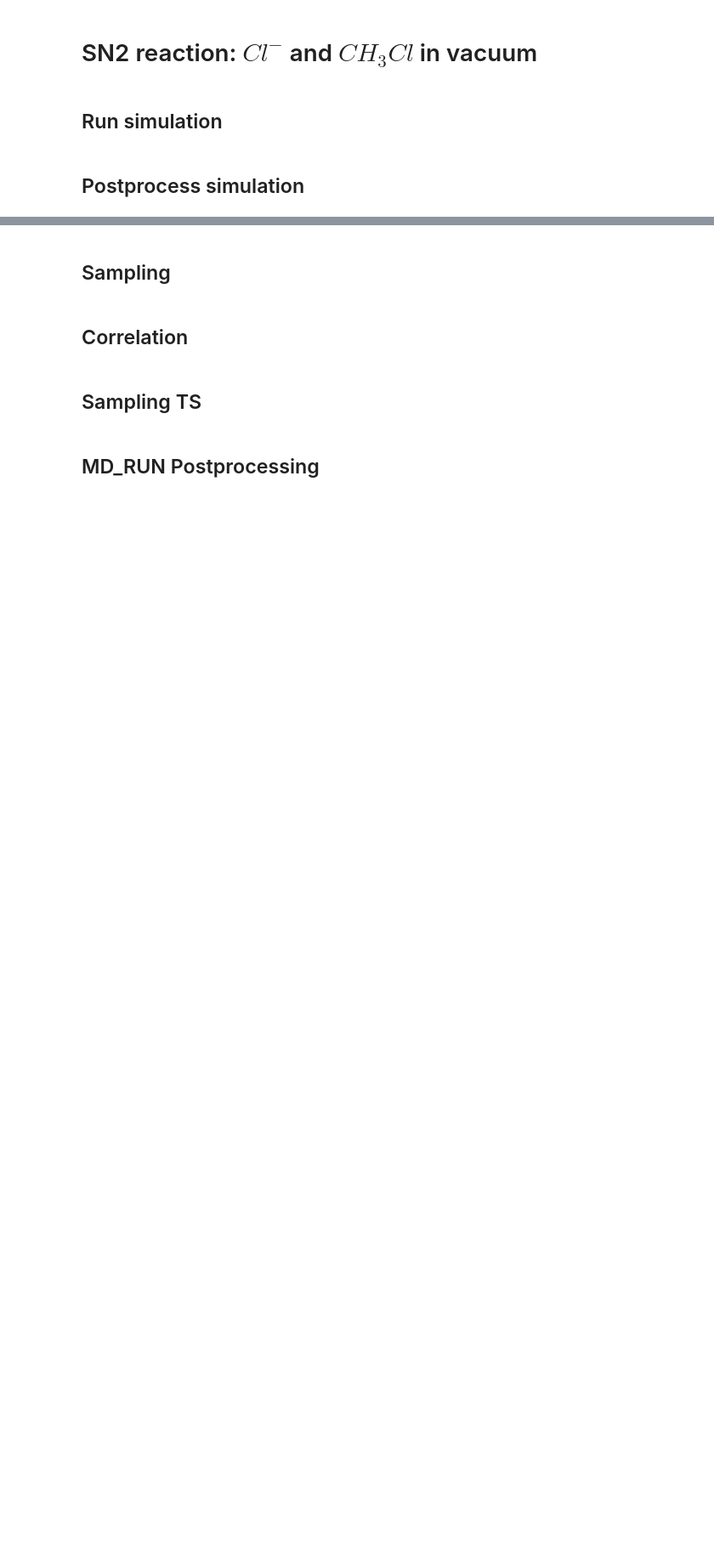
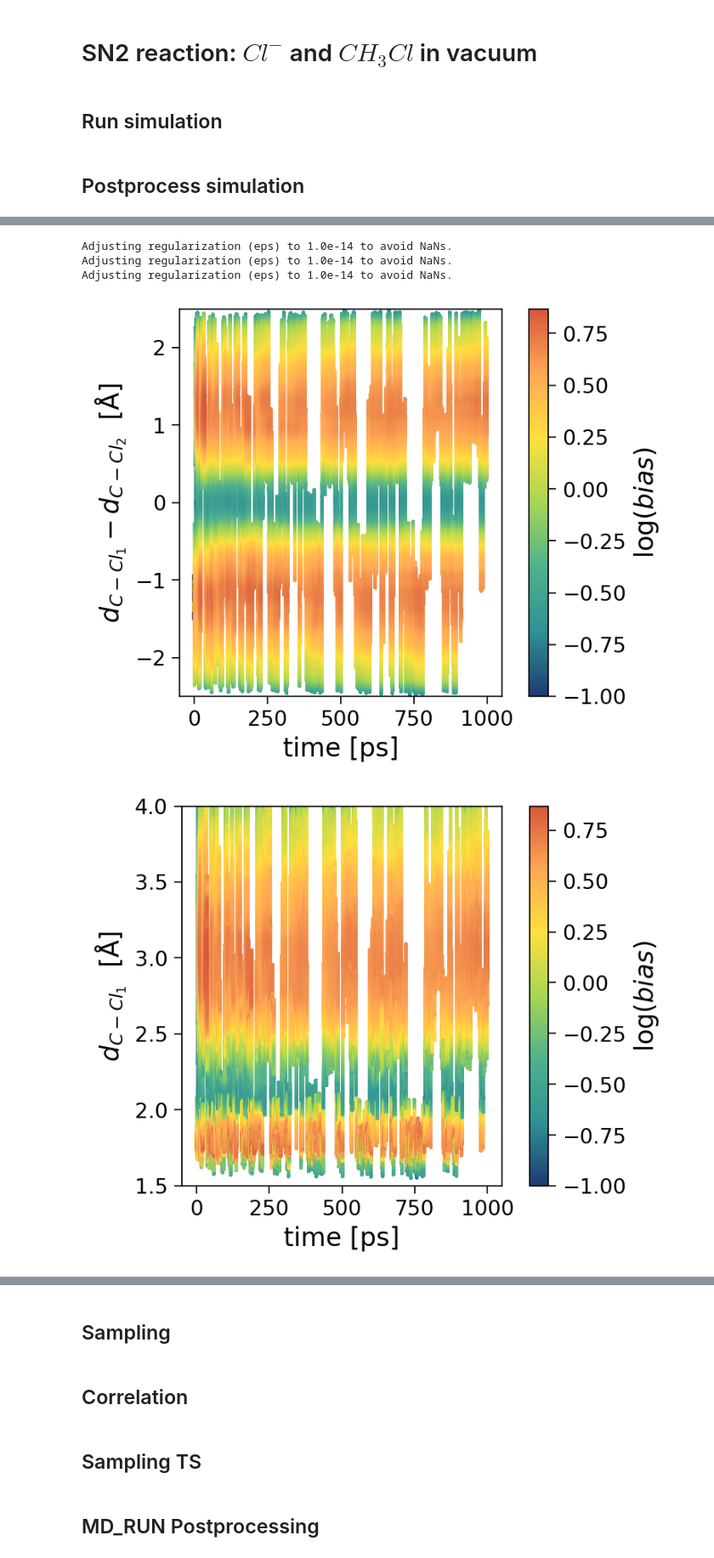
Before and after one commit to GGuiard/Chem-CV, a Jupyter notebook: SN2/main.ipynb, the cells around one changed output, grey strips where cells are left out. Shown at 85% size. Cells and saved outputs as stored; diff of their text form; code cells hidden in the pictures; blank space fills up the shorter version.

Commit message:
- redid the plot for the first OPES simulation

```diff
--- a/SN2/main.ipynb
+++ b/SN2/main.ipynb
@@ -54,5 +54,7 @@ postprocessing(
     error_max_2d=0.05,
 
     # --- General options ---
+    directory="OPES",
     symmetric=True,
 )
+# %% [output]
@@ -58,0 +66,5 @@ postprocessing(
+Adjusting regularization (eps) to 1.0e-14 to avoid NaNs.
+Adjusting regularization (eps) to 1.0e-14 to avoid NaNs.
+Adjusting regularization (eps) to 1.0e-14 to avoid NaNs.
+[figure, added]
+[figure, added]
```
Also changed, not shown: parts of 1 cell of this notebook, 20 other files.
